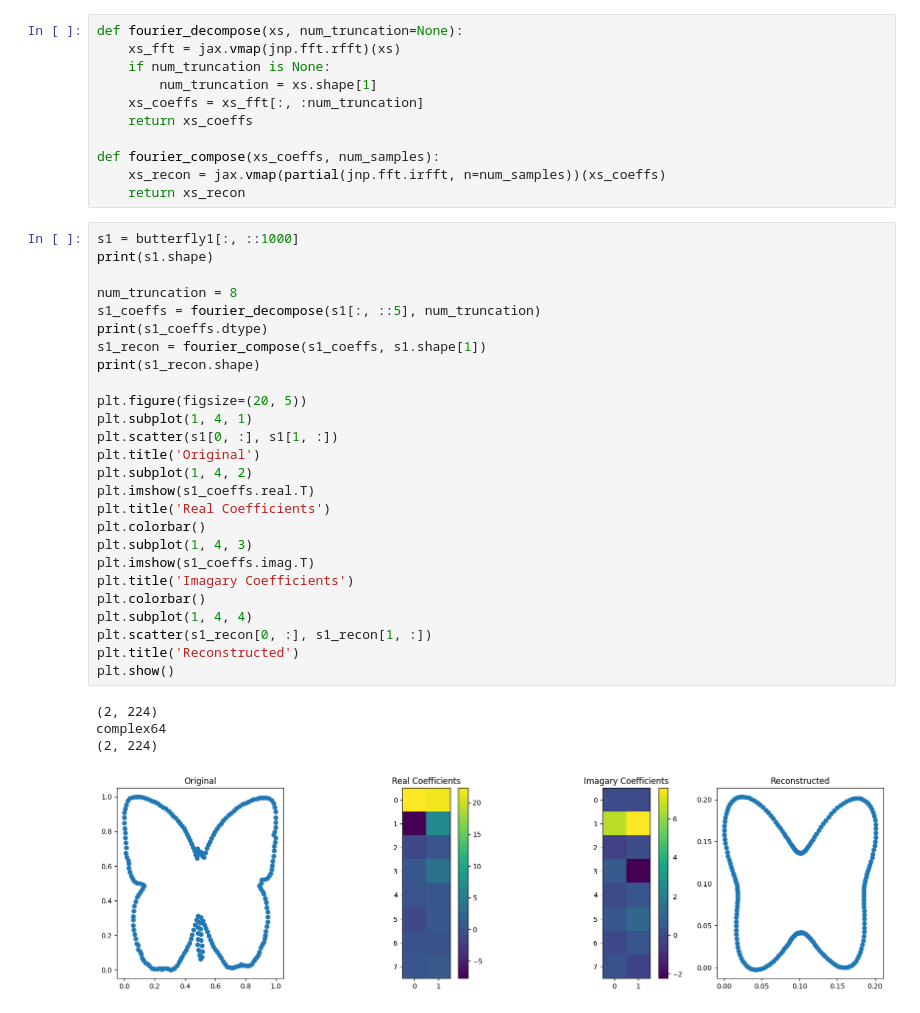
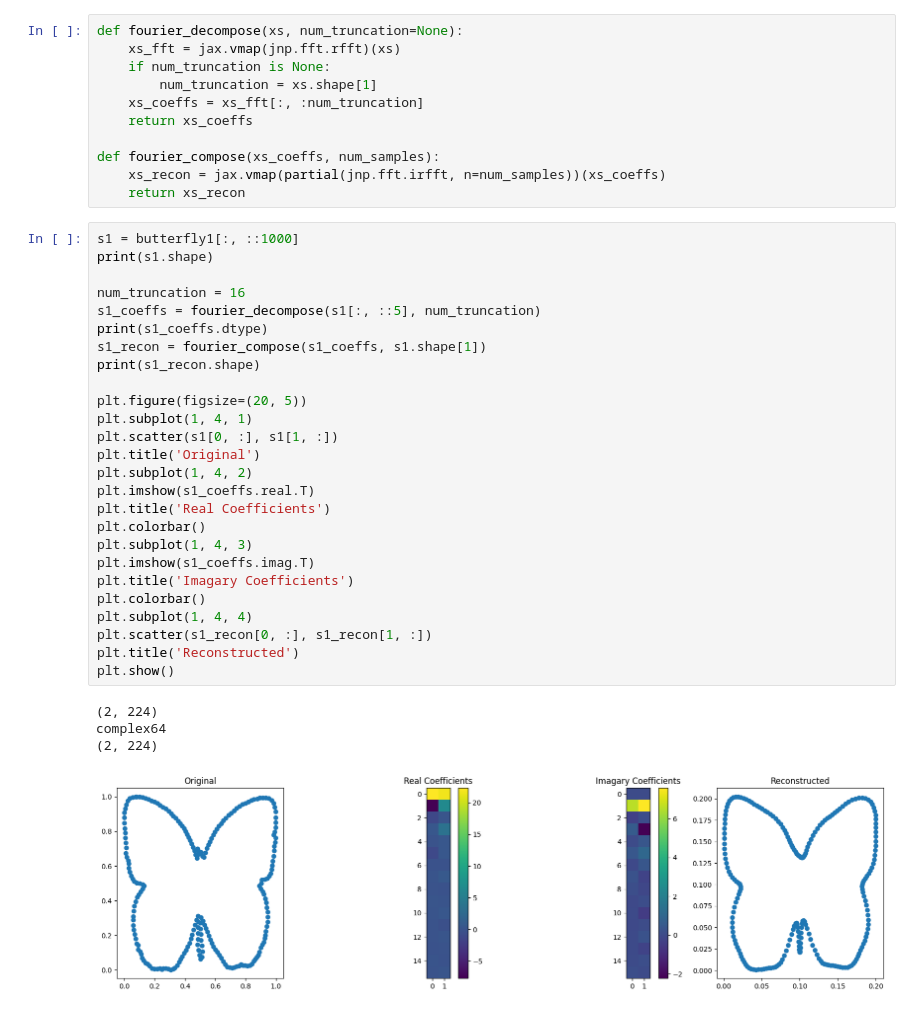
Before and after one commit to libbylbaker/infsdebridge, a Jupyter notebook: notebooks/fourier_decomp.ipynb, the cells around one changed output. Saved outputs shown, nothing was run; the diff lists cells and outputs as text.

```diff
--- a/notebooks/fourier_decomp.ipynb
+++ b/notebooks/fourier_decomp.ipynb
@@ -29,34 +29,34 @@ def fourier_compose(xs_coeffs, num_samples):
 # %%
 s1 = butterfly1[:, ::1000]
 print(s1.shape)
 
-num_truncation = 8
+num_truncation = 16
 s1_coeffs = fourier_decompose(s1[:, ::5], num_truncation)
 print(s1_coeffs.dtype)
 s1_recon = fourier_compose(s1_coeffs, s1.shape[1])
 print(s1_recon.shape)
 
 plt.figure(figsize=(20, 5))
 plt.subplot(1, 4, 1)
 plt.scatter(s1[0, :], s1[1, :])
 plt.title('Original')
 plt.subplot(1, 4, 2)
 plt.imshow(s1_coeffs.real.T)
 plt.title('Real Coefficients')
 plt.colorbar()
 plt.subplot(1, 4, 3)
 plt.imshow(s1_coeffs.imag.T)
 plt.title('Imagary Coefficients')
 plt.colorbar()
 plt.subplot(1, 4, 4)
 plt.scatter(s1_recon[0, :], s1_recon[1, :])
 plt.title('Reconstructed')
 plt.show()
 # %% [output]
 (2, 224)
 complex64
 (2, 224)
-[figure, old version]
+[figure, new version]
 # %%
 s2 = butterfly2[:, ::500]
 print(s2.shape)
```
Also changed, not shown: parts of 1 cell of this notebook, 4 other files.
